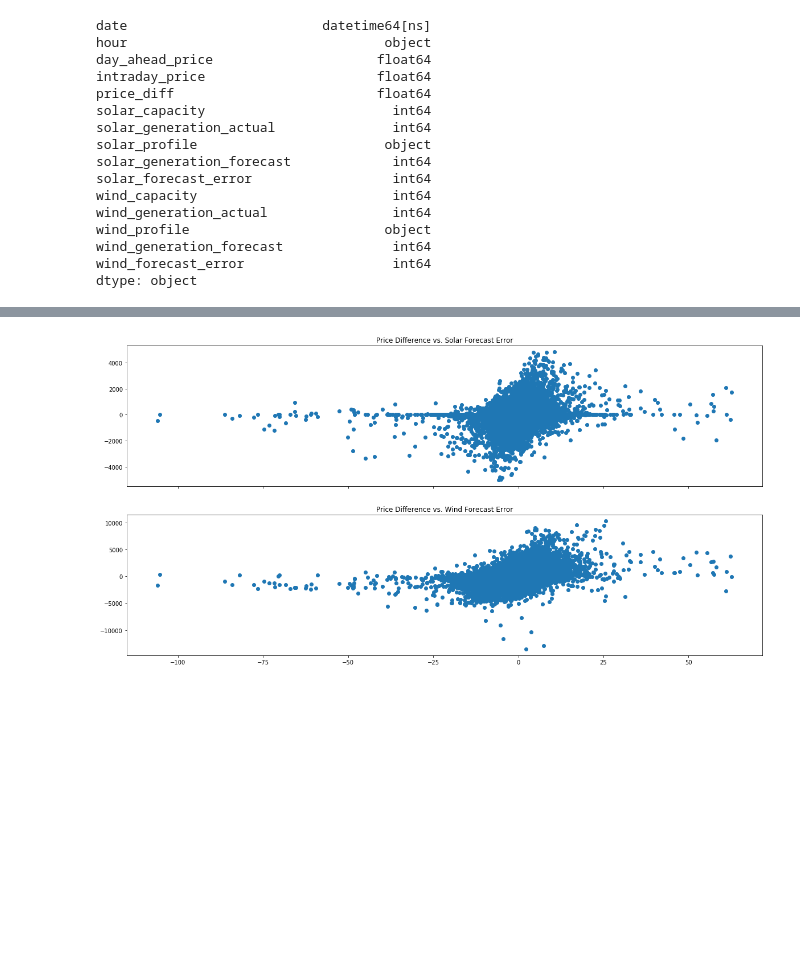
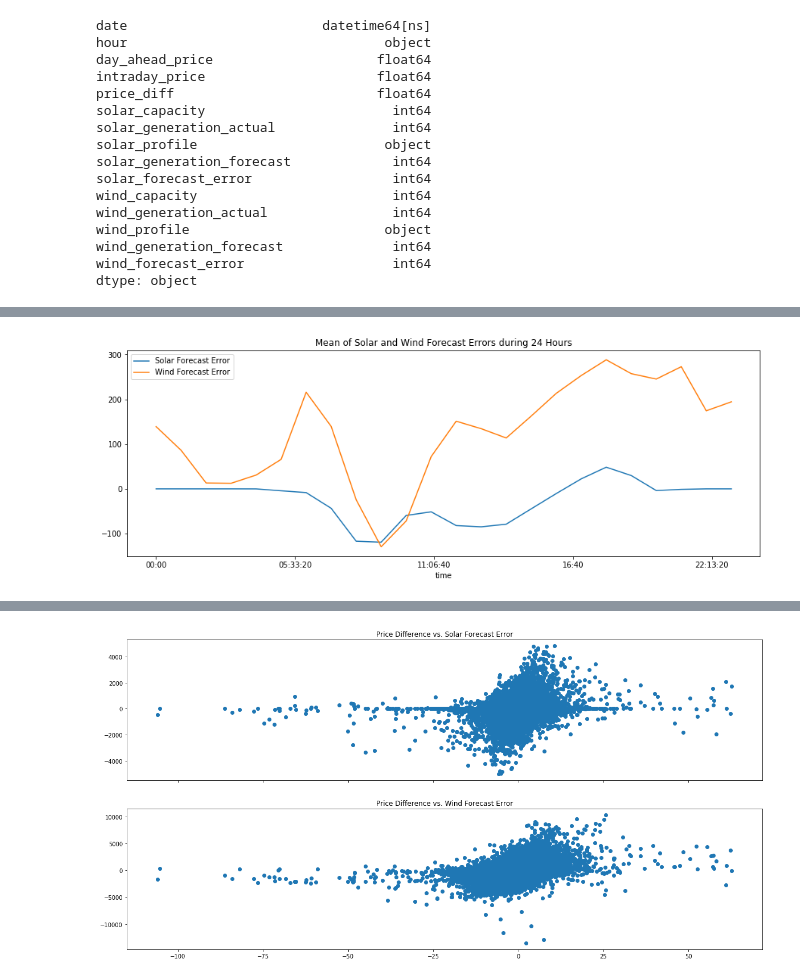
Before and after one commit to mauricepohl/pandas, a Jupyter notebook: 03_modeling/Modeling - Playground Maurice.ipynb, the cells around one changed output, grey strips where cells are left out. Saved outputs shown, nothing was run; the diff lists cells and outputs as text; code cells hidden in the pictures; blank space fills up the shorter version.

```diff
--- a/03_modeling/Modeling - Playground Maurice.ipynb
+++ b/03_modeling/Modeling - Playground Maurice.ipynb
@@ -90,0 +115,9 @@ sns.distplot(df0["wind_forecast_error"]);
+# %%
+fig, ax = plt.subplots(1, 1, figsize=(15, 5))
+
+ax.plot(plot_data.index, plot_data["solar_forecast_error"].values,
+        plot_data.index, plot_data["wind_forecast_error"].values)
+ax.set_title("Mean of Solar and Wind Forecast Errors during 24 Hours")
+ax.legend(["Solar Forecast Error", "Wind Forecast Error"]);
+# %% [output]
+[figure, added]
```
Also changed, not shown: parts of 8 cells of this notebook.
